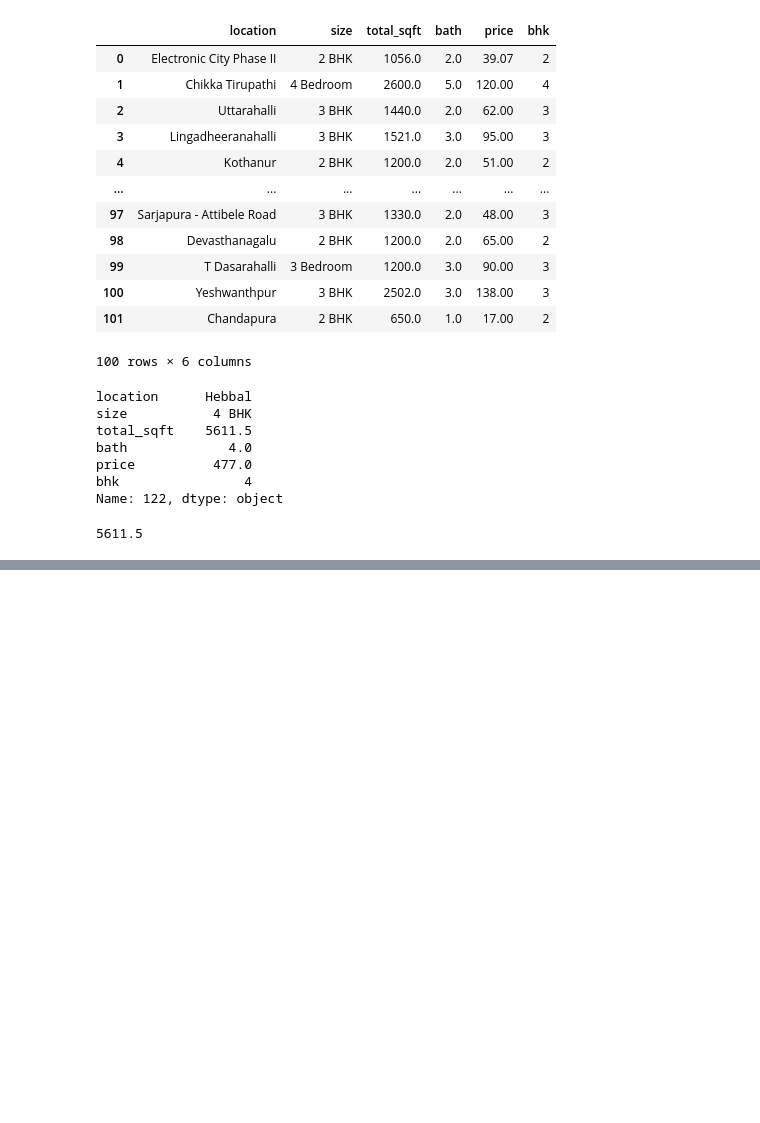
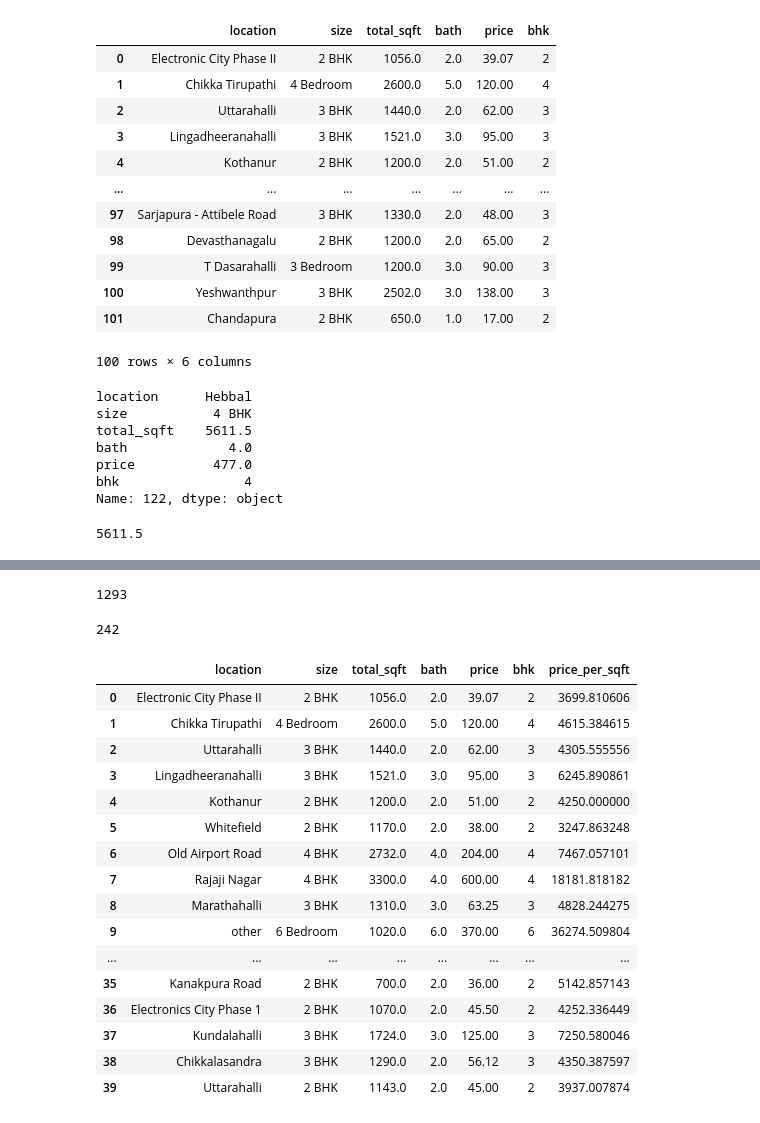
Before and after one commit to piezzy/Property-Price-Prediction, a Jupyter notebook: main.ipynb, the cells around one changed output, grey strips where cells are left out. Drawn from its saved outputs; the diff is of its cells as text; code cells hidden in the pictures; blank space fills up the shorter version.

```diff
--- a/main.ipynb
+++ b/main.ipynb
@@ -179,0 +194,4 @@ Name: 122, dtype: object
+# %%
+df4 = df3.copy()
+df4['price_per_sqft'] = df4['price']*100000/df4['total_sqft']
+df4.head()
@@ -179,0 +209,5 @@ Name: 122, dtype: object
+# %%
+df4.location = df4.location.apply(lambda x: x.strip())
+
+locationStats1 = df4.groupby('location')['location'].agg('count').sort_values(ascending=True)
+locationStats1
@@ -179,0 +249,3 @@ Name: 122, dtype: object
+# %%
+locationStateLessThan10 = locationStats1[locationStats1<=10]
+locationStateLessThan10
@@ -179,0 +266,29 @@ Name: 122, dtype: object
+# %%
+len(df4.location.unique())
+# %% [output]
+1293
+# %%
+df4.location = df4.location.apply(lambda x: 'other' if x in locationStateLessThan10 else x)
+len(df4.location.unique())
+# %% [output]
+242
+# %%
+df4.head(40)
+# %% [output]
+|  | location | size | total_sqft | bath | price | bhk | price_per_sqft |
+| 0 | Electronic City Phase II | 2 BHK | 1056.0 | 2.0 | 39.07 | 2 | 3699.810606 |
+| 1 | Chikka Tirupathi | 4 Bedroom | 2600.0 | 5.0 | 120.00 | 4 | 4615.384615 |
+| 2 | Uttarahalli | 3 BHK | 1440.0 | 2.0 | 62.00 | 3 | 4305.555556 |
+| 3 | Lingadheeranahalli | 3 BHK | 1521.0 | 3.0 | 95.00 | 3 | 6245.890861 |
+| 4 | Kothanur | 2 BHK | 1200.0 | 2.0 | 51.00 | 2 | 4250.000000 |
+| 5 | Whitefield | 2 BHK | 1170.0 | 2.0 | 38.00 | 2 | 3247.863248 |
+| 6 | Old Airport Road | 4 BHK | 2732.0 | 4.0 | 204.00 | 4 | 7467.057101 |
+| 7 | Rajaji Nagar | 4 BHK | 3300.0 | 4.0 | 600.00 | 4 | 18181.818182 |
+| 8 | Marathahalli | 3 BHK | 1310.0 | 3.0 | 63.25 | 3 | 4828.244275 |
+| 9 | other | 6 Bedroom | 1020.0 | 6.0 | 370.00 | 6 | 36274.509804 |
+| ... | ... | ... | ... | ... | ... | ... | ... |
+| 35 | Kanakpura Road | 2 BHK | 700.0 | 2.0 | 36.00 | 2 | 5142.857143 |
+| 36 | Electronics City Phase 1 | 2 BHK | 1070.0 | 2.0 | 45.50 | 2 | 4252.336449 |
+| 37 | Kundalahalli | 3 BHK | 1724.0 | 3.0 | 125.00 | 3 | 7250.580046 |
+| 38 | Chikkalasandra | 3 BHK | 1290.0 | 2.0 | 56.12 | 3 | 4350.387597 |
+| 39 | Uttarahalli | 2 BHK | 1143.0 | 2.0 | 45.00 | 2 | 3937.007874 |
```
Also changed, not shown: parts of 8 cells of this notebook.
